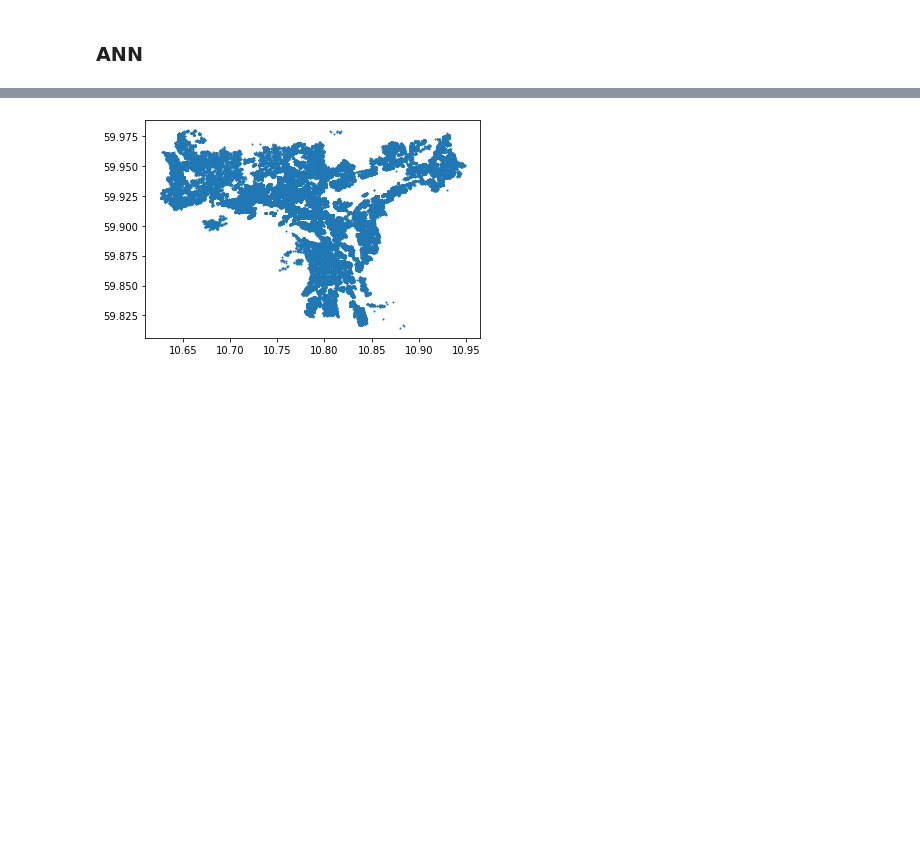
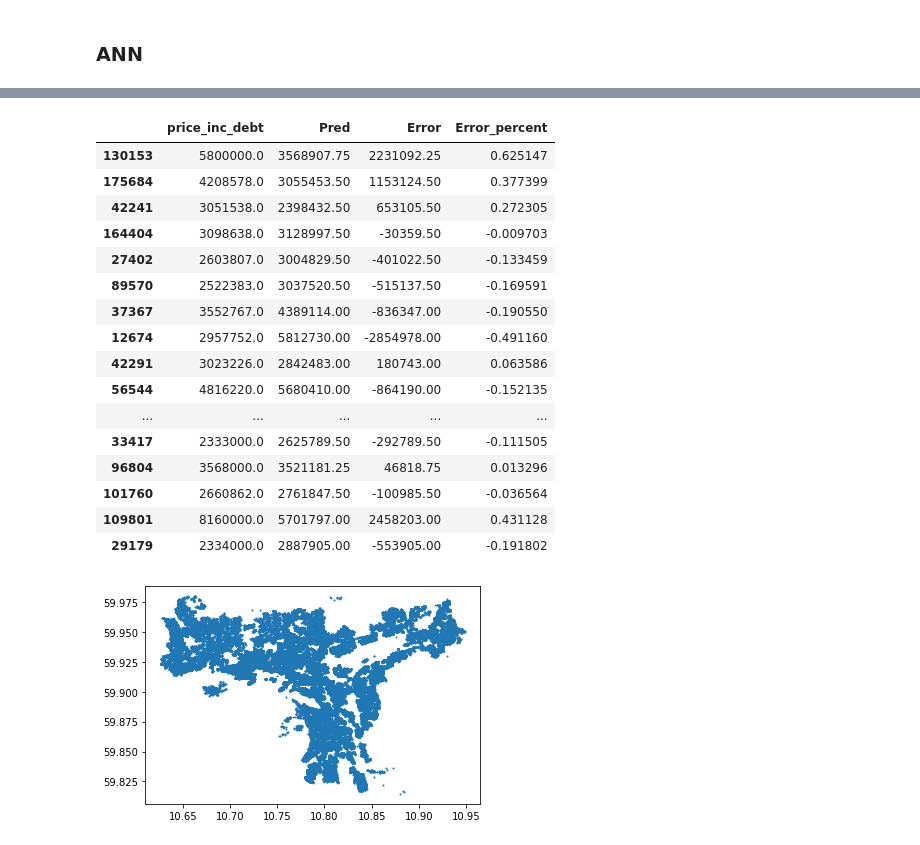
Before and after one commit to smmogen/BOABachelor, a Jupyter notebook: Jupyter/Eiendomsdata.ipynb, the cells around one changed output, grey strips where cells are left out. Saved outputs shown, nothing was run; the diff lists cells and outputs as text; code cells hidden in the pictures; blank space fills up the shorter version.

```diff
--- a/Jupyter/Eiendomsdata.ipynb
+++ b/Jupyter/Eiendomsdata.ipynb
@@ -626,3 +628,23 @@ plt.show()
+# %%
+y_test.head(20)
+# %% [output]
+|  | price_inc_debt | Pred | Error | Error_percent |
+| 130153 | 5800000.0 | 3568907.75 | 2231092.25 | 0.625147 |
+| 175684 | 4208578.0 | 3055453.50 | 1153124.50 | 0.377399 |
+| 42241 | 3051538.0 | 2398432.50 | 653105.50 | 0.272305 |
+| 164404 | 3098638.0 | 3128997.50 | -30359.50 | -0.009703 |
+| 27402 | 2603807.0 | 3004829.50 | -401022.50 | -0.133459 |
+| 89570 | 2522383.0 | 3037520.50 | -515137.50 | -0.169591 |
+| 37367 | 3552767.0 | 4389114.00 | -836347.00 | -0.190550 |
+| 12674 | 2957752.0 | 5812730.00 | -2854978.00 | -0.491160 |
+| 42291 | 3023226.0 | 2842483.00 | 180743.00 | 0.063586 |
+| 56544 | 4816220.0 | 5680410.00 | -864190.00 | -0.152135 |
+| ... | ... | ... | ... | ... |
+| 33417 | 2333000.0 | 2625789.50 | -292789.50 | -0.111505 |
+| 96804 | 3568000.0 | 3521181.25 | 46818.75 | 0.013296 |
+| 101760 | 2660862.0 | 2761847.50 | -100985.50 | -0.036564 |
+| 109801 | 8160000.0 | 5701797.00 | 2458203.00 | 0.431128 |
+| 29179 | 2334000.0 | 2887905.00 | -553905.00 | -0.191802 |
 # %%
 df_latlng = df.copy()
 # %%
```
Also changed, not shown: parts of 25 cells of this notebook.
